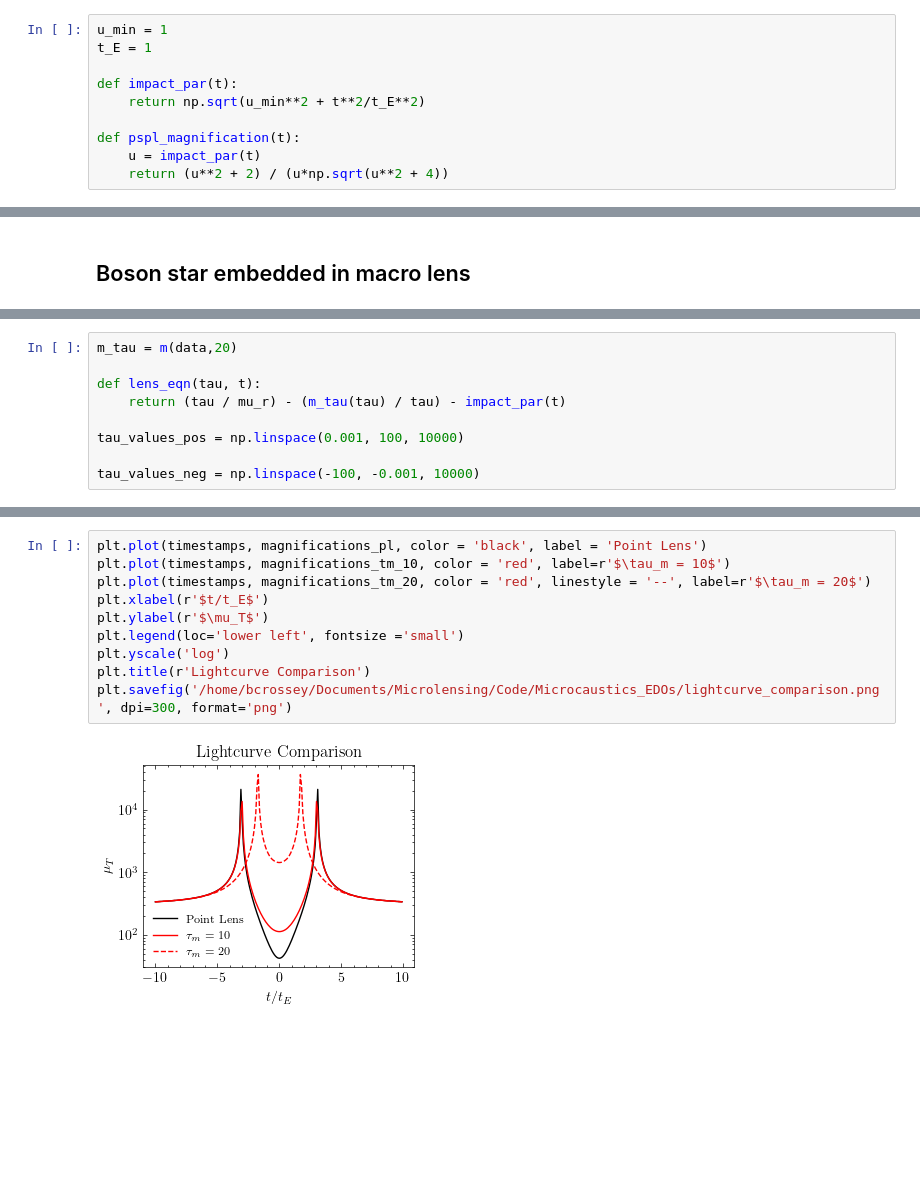
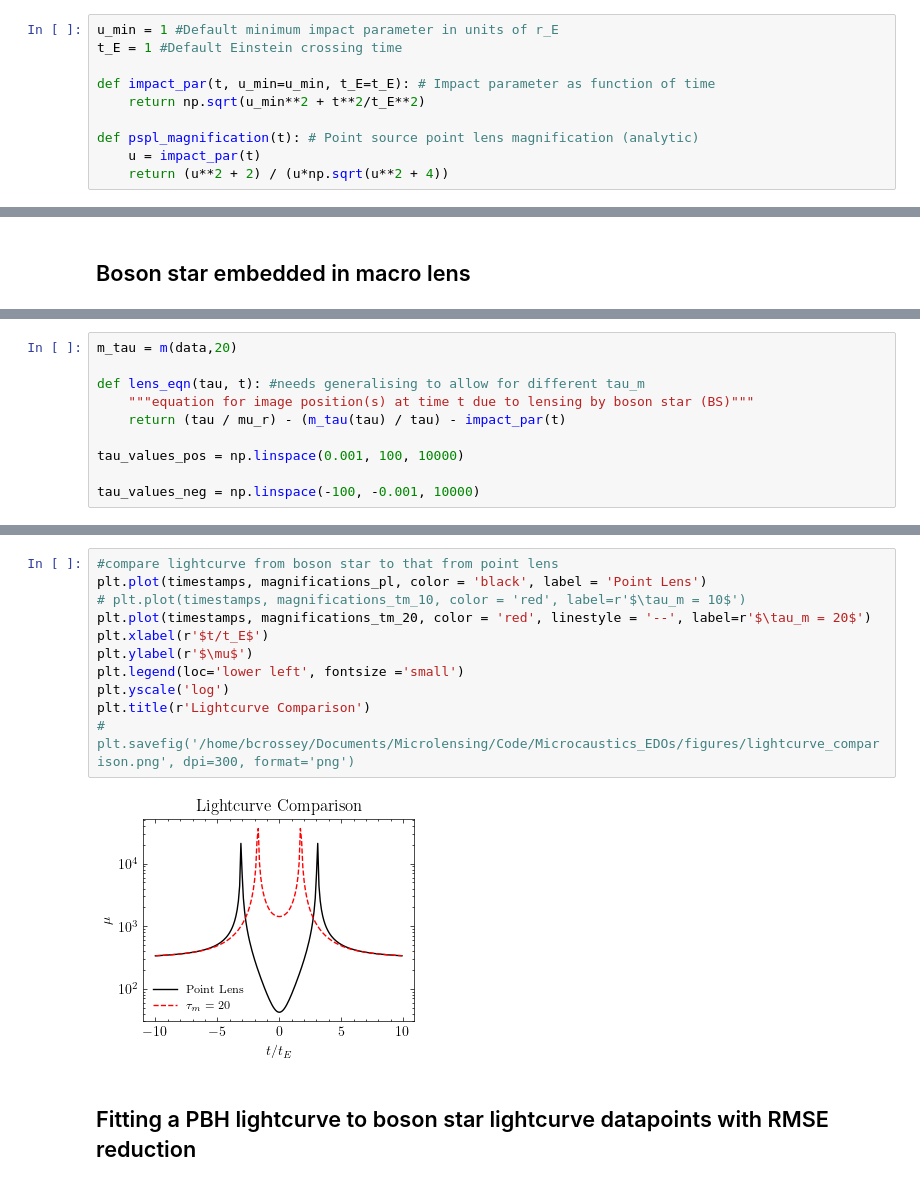
Before and after one commit to bencrossey/microcaustics_EDOs, a Jupyter notebook: lightcurve_comparison.ipynb, the cells around one changed output, grey strips where cells are left out. Drawn from its saved outputs; the diff is of its cells as text; blank space fills up the shorter version.

```diff
--- a/lightcurve_comparison.ipynb
+++ b/lightcurve_comparison.ipynb
@@ -18,11 +20,11 @@ y = data.iloc[:,1]
 # %%
-u_min = 1
-t_E = 1
+u_min = 1 #Default minimum impact parameter in units of r_E
+t_E = 1 #Default Einstein crossing time
 
-def impact_par(t):
+def impact_par(t, u_min=u_min, t_E=t_E): # Impact parameter as function of time
     return np.sqrt(u_min**2 + t**2/t_E**2)
 
-def pspl_magnification(t):
+def pspl_magnification(t): # Point source point lens magnification (analytic)
     u = impact_par(t)
     return (u**2 + 2) / (u*np.sqrt(u**2 + 4))
 # %%
@@ -181,7 +198,8 @@ def inverse_magnification(m,tau):
 # %%
 m_tau = m(data,20)
 
-def lens_eqn(tau, t):
+def lens_eqn(tau, t): #needs generalising to allow for different tau_m
+    """equation for image position(s) at time t due to lensing by boson star (BS)"""
     return (tau / mu_r) - (m_tau(tau) / tau) - impact_par(t)
 
 tau_values_pos = np.linspace(0.001, 100, 10000)
@@ -259,12 +279,15 @@ magnifications_tm_20 = magnifications.copy()
 # %%
+#compare lightcurve from boson star to that from point lens
 plt.plot(timestamps, magnifications_pl, color = 'black', label = 'Point Lens')
-plt.plot(timestamps, magnifications_tm_10, color = 'red', label=r'$\tau_m = 10$')
+# plt.plot(timestamps, magnifications_tm_10, color = 'red', label=r'$\tau_m = 10$')
 plt.plot(timestamps, magnifications_tm_20, color = 'red', linestyle = '--', label=r'$\tau_m = 20$')
 plt.xlabel(r'$t/t_E$')
-plt.ylabel(r'$\mu_T$')
+plt.ylabel(r'$\mu$')
 plt.legend(loc='lower left', fontsize ='small')
 plt.yscale('log')
 plt.title(r'Lightcurve Comparison')
-plt.savefig('/home/bcrossey/Documents/Microlensing/Code/Microcaustics_EDOs/lightcurve_comparison.png', dpi=300, format='png')
+# plt.savefig('/home/bcrossey/Documents/Microlensing/Code/Microcaustics_EDOs/figures/lightcurve_comparison.png', dpi=300, format='png')
 # %% [output]
-[figure, old version]
+[figure, new version]
+# %% [markdown]
+## Fitting a PBH lightcurve to boson star lightcurve datapoints with RMSE reduction
```
Also changed, not shown: parts of 21 cells of this notebook, 3 other files.
